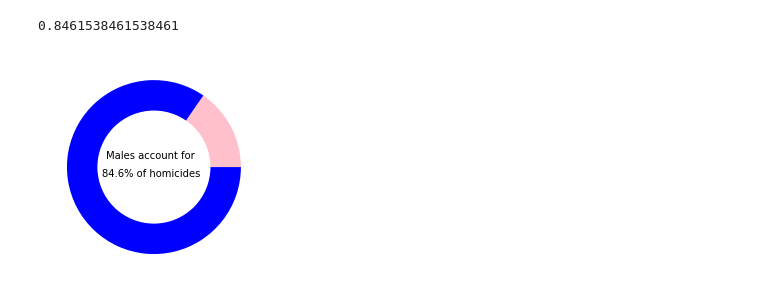
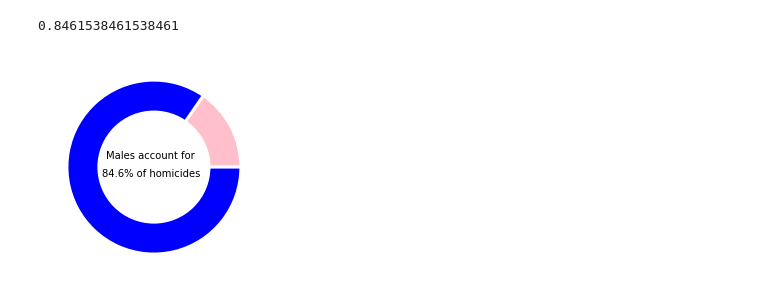
Before and after one commit to IsabelsRepo/IsabelsRepo, a Jupyter notebook: Data-Science/Unsolved Homicide Analysis/Unsolved_Homicides.ipynb, the cells around one changed output. Drawn from its saved outputs; the diff is of its cells as text; code cells hidden in the pictures.

```diff
--- a/Data-Science/Unsolved Homicide Analysis/Unsolved_Homicides.ipynb
+++ b/Data-Science/Unsolved Homicide Analysis/Unsolved_Homicides.ipynb
@@ -341,13 +341,13 @@ binned[' Male'].sum() / (binned[' Male'].sum() + binned[' Female'].sum())
 # %% [output]
 0.8461538461538461
 # %%
-plt.pie([binned[' Female'].sum(), binned[' Male'].sum()], colors=['pink', 'blue'], #labels=['Female', 'Male'],
-       pctdistance=0.2)
+plt.pie([binned[' Female'].sum(), binned[' Male'].sum()], colors=['pink', 'blue'],wedgeprops={'linewidth': 3, 'edgecolor': 'white' },
+       pctdistance=0.2)         #labels=['Female', 'Male'],
 donut = plt.Circle((0,0), 0.65, fc='white')
 plt.annotate('Males account for', (-0.55,0.1))
 plt.annotate('84.6% of homicides', (-0.6,-0.1))
 fig = plt.gcf()
 fig.gca().add_artist(donut)
 plt.show()
 # %% [output]
-[figure, old version]
+[figure, new version]
```
Also changed, not shown: parts of 11 cells of this notebook.
